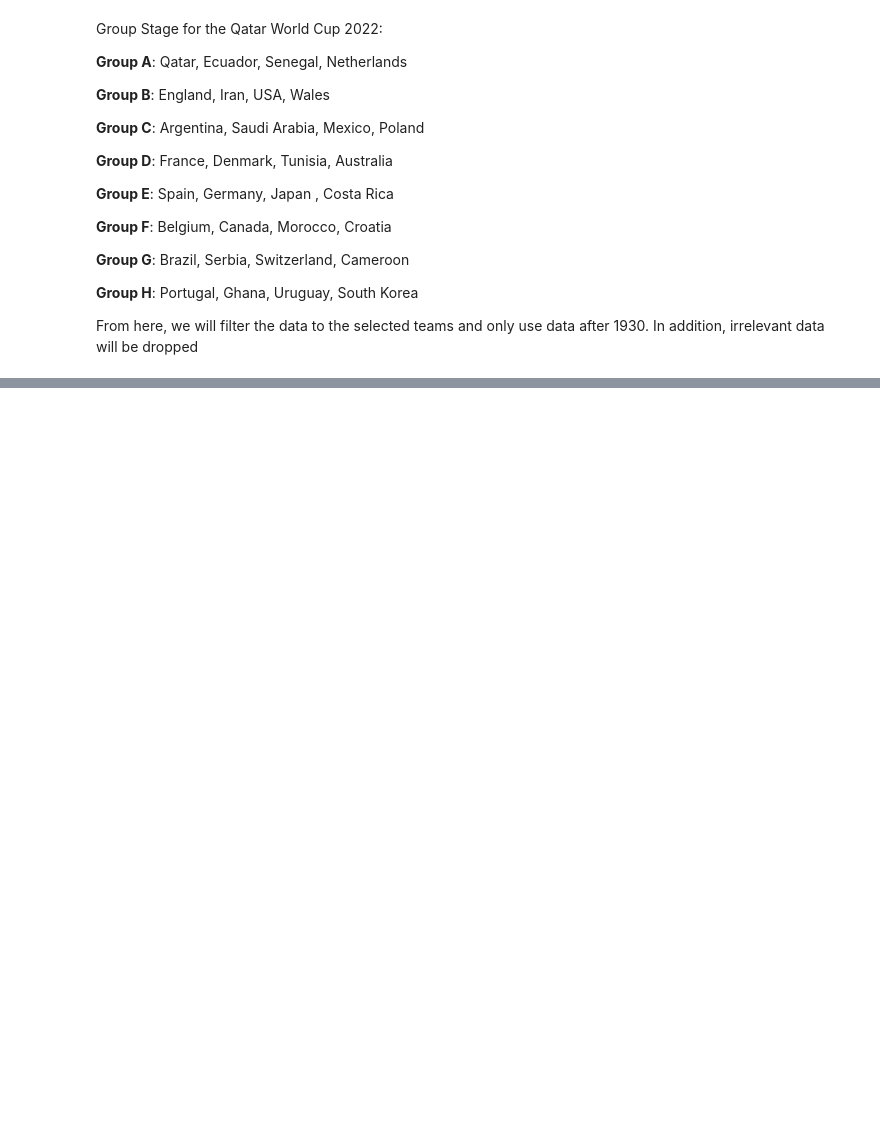
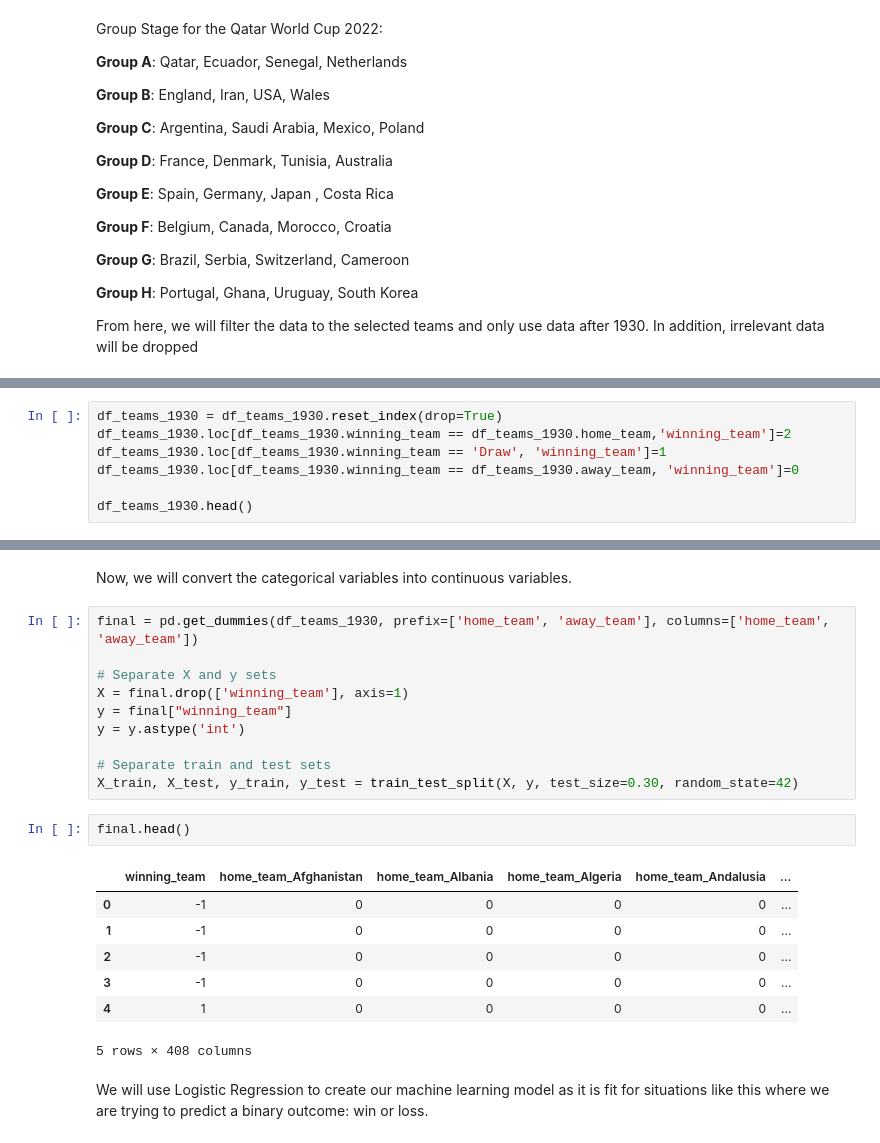
Before and after one commit to ktsim01/FIFA-World-Cup-2022-Prediction, a Jupyter notebook: World_Cup_2022_Prediction.ipynb, the cells around one changed output, grey strips where cells are left out. Saved outputs shown, nothing was run; the diff lists cells and outputs as text; blank space fills up the shorter version.

```diff
--- a/World_Cup_2022_Prediction.ipynb
+++ b/World_Cup_2022_Prediction.ipynb
@@ -125,0 +128,7 @@ df_teams_1930.head()
+# %%
+df_teams_1930 = df_teams_1930.reset_index(drop=True)
+df_teams_1930.loc[df_teams_1930.winning_team == df_teams_1930.home_team,'winning_team']=2
+df_teams_1930.loc[df_teams_1930.winning_team == 'Draw', 'winning_team']=1
+df_teams_1930.loc[df_teams_1930.winning_team == df_teams_1930.away_team, 'winning_team']=0
+
+df_teams_1930.head()
@@ -125,0 +142,24 @@ df_teams_1930.head()
+# %% [markdown]
+Now, we will convert the categorical variables into continuous variables.
+# %%
+final = pd.get_dummies(df_teams_1930, prefix=['home_team', 'away_team'], columns=['home_team', 'away_team'])
+
+# Separate X and y sets
+X = final.drop(['winning_team'], axis=1)
+y = final["winning_team"]
+y = y.astype('int')
+
+# Separate train and test sets
+X_train, X_test, y_train, y_test = train_test_split(X, y, test_size=0.30, random_state=42)
+# %%
+final.head()
+# %% [output]
+|  | winning_team | home_team_Afghanistan | home_team_Albania | home_team_Algeria | home_team_Andalusia | ... |
+| 0 | -1 | 0 | 0 | 0 | 0 | ... |
+| 1 | -1 | 0 | 0 | 0 | 0 | ... |
+| 2 | -1 | 0 | 0 | 0 | 0 | ... |
+| 3 | -1 | 0 | 0 | 0 | 0 | ... |
+| 4 | 1 | 0 | 0 | 0 | 0 | ... |
+5 rows × 408 columns
+# %% [markdown]
+We will use Logistic Regression to create our machine learning model as it is fit for situations like this where we are trying to predict a binary outcome: win or loss.
```
Also changed, not shown: parts of 10 cells of this notebook.
